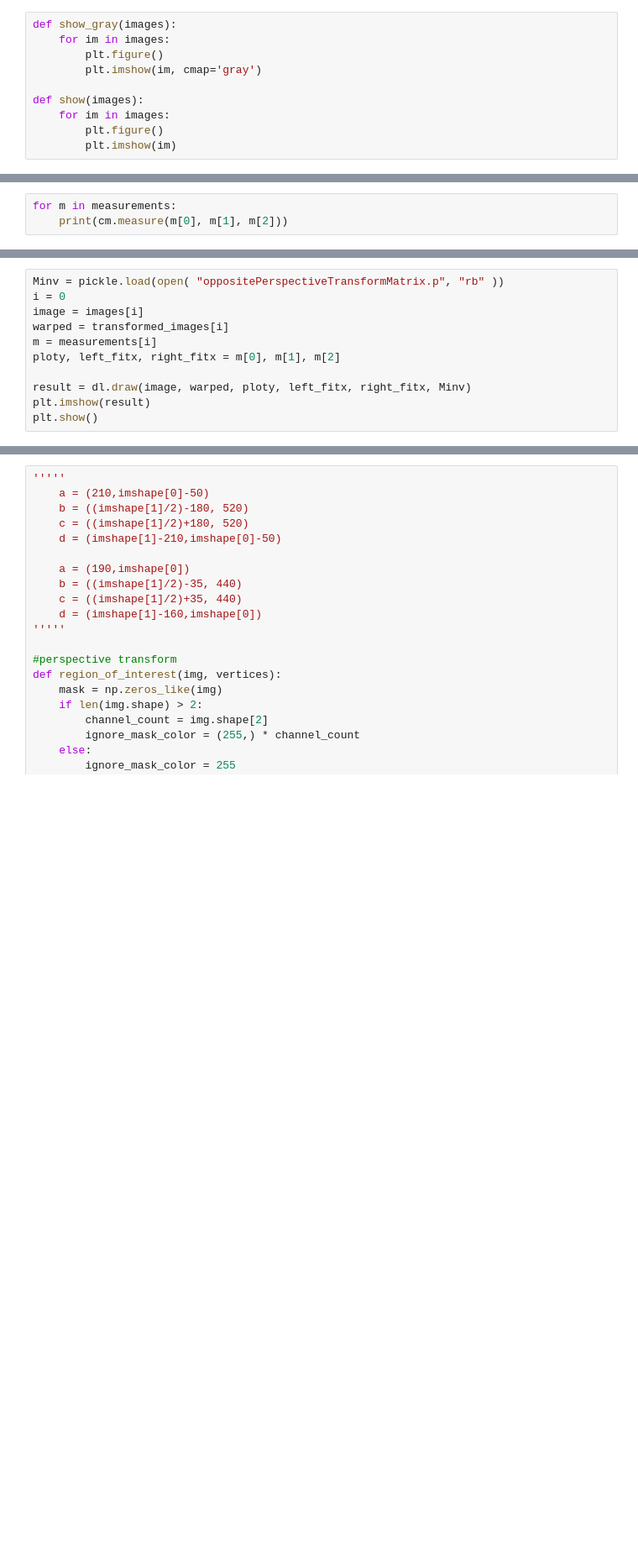
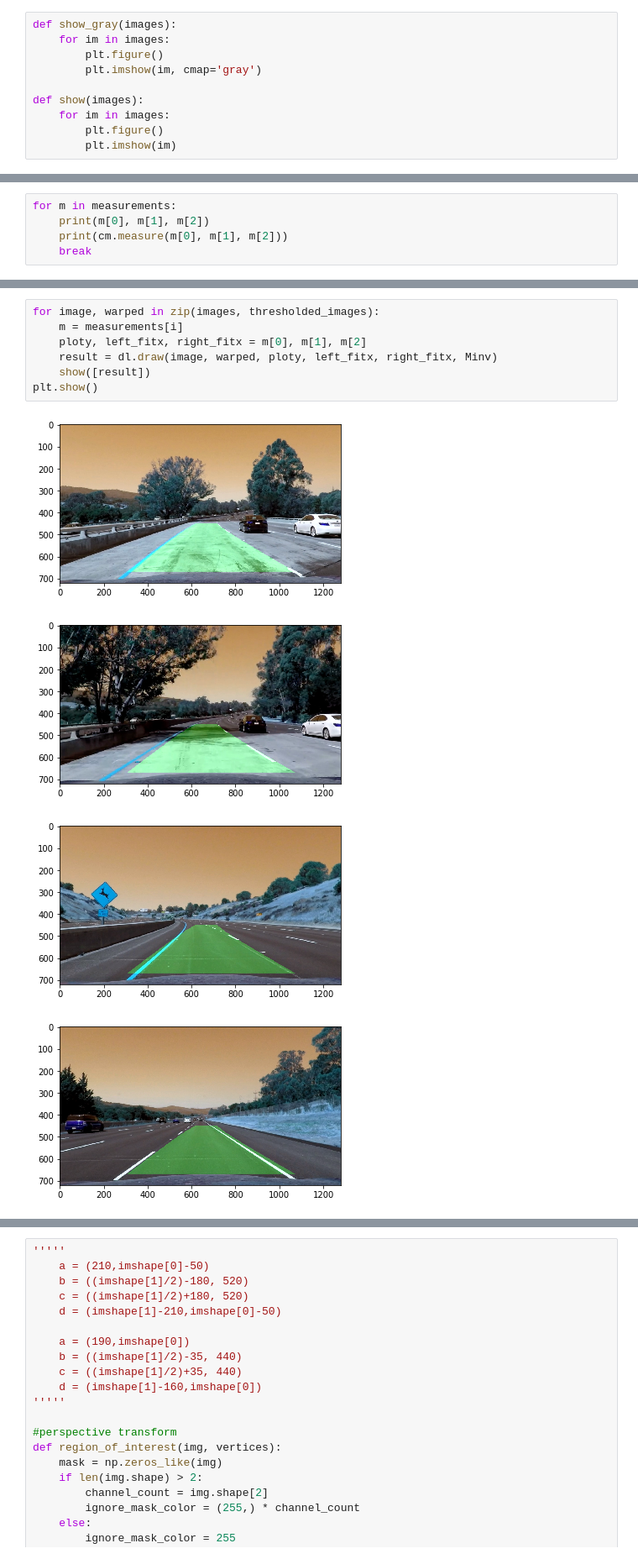
Before and after one commit to pandaive/CarND-Advanced-Lane-Lines, a Jupyter notebook: CarND-Advanced-Lane-Lines.ipynb, the cells around one changed output, grey strips where cells are left out. Shown at 84% size. Drawn from its saved outputs; the diff is of its cells as text; blank space fills up the shorter version.

```diff
--- a/CarND-Advanced-Lane-Lines.ipynb
+++ b/CarND-Advanced-Lane-Lines.ipynb
@@ -65,3 +81,5 @@ plt.show()
 # %%
 for m in measurements:
+    print(m[0], m[1], m[2])
     print(cm.measure(m[0], m[1], m[2]))
+    break
@@ -68,11 +104,12 @@ for m in measurements:
 # %%
-Minv = pickle.load(open( "oppositePerspectiveTransformMatrix.p", "rb" ))
-i = 0
-image = images[i]
-warped = transformed_images[i]
-m = measurements[i]
-ploty, left_fitx, right_fitx = m[0], m[1], m[2]
-
-result = dl.draw(image, warped, ploty, left_fitx, right_fitx, Minv)
-plt.imshow(result)
+for image, warped in zip(images, thresholded_images):
+    m = measurements[i]
+    ploty, left_fitx, right_fitx = m[0], m[1], m[2]
+    result = dl.draw(image, warped, ploty, left_fitx, right_fitx, Minv)
+    show([result])
 plt.show()
+# %% [output]
+[figure, added]
+[figure, added]
+[figure, added]
+[figure, added]
```
Also changed, not shown: parts of 10 cells of this notebook, 30 other files.
